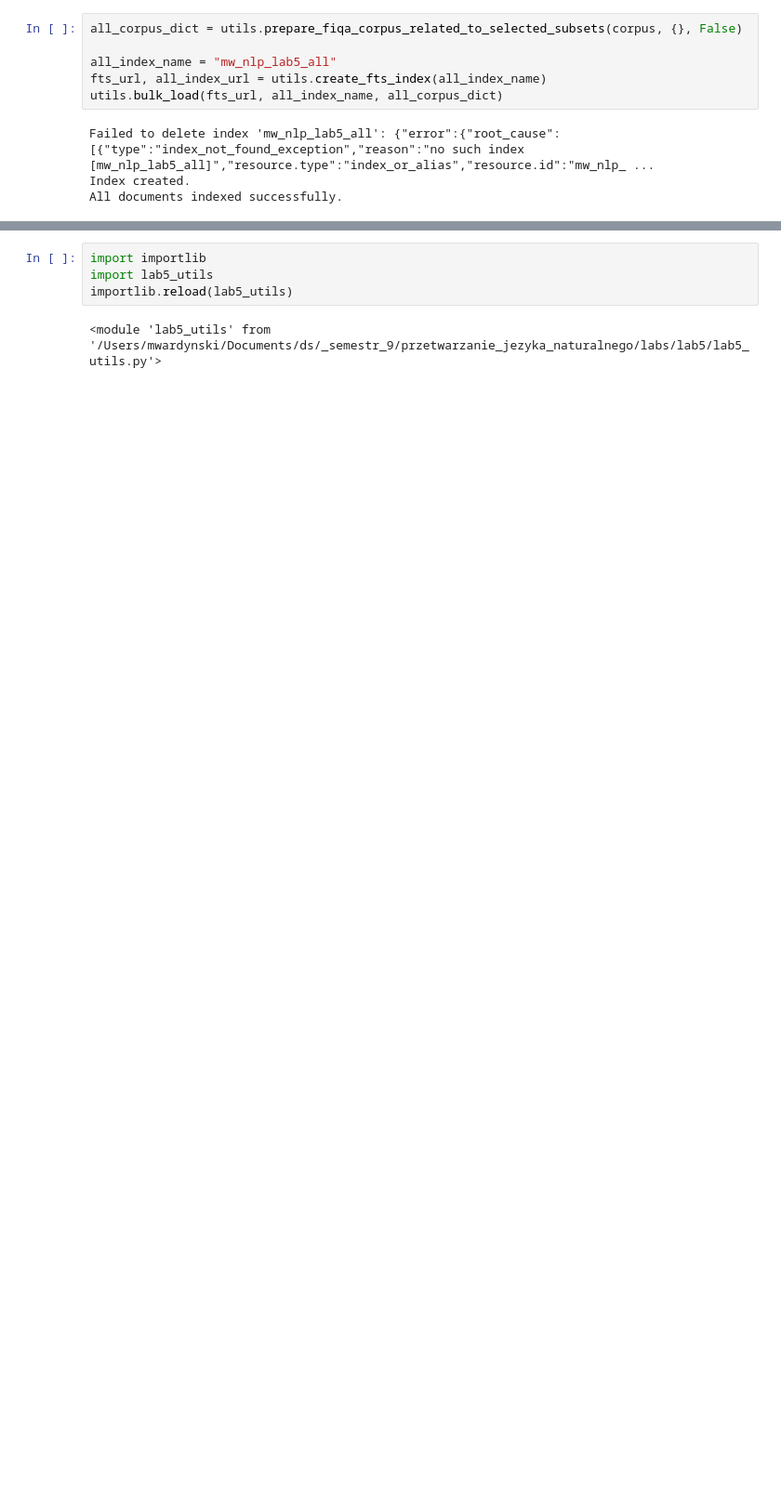
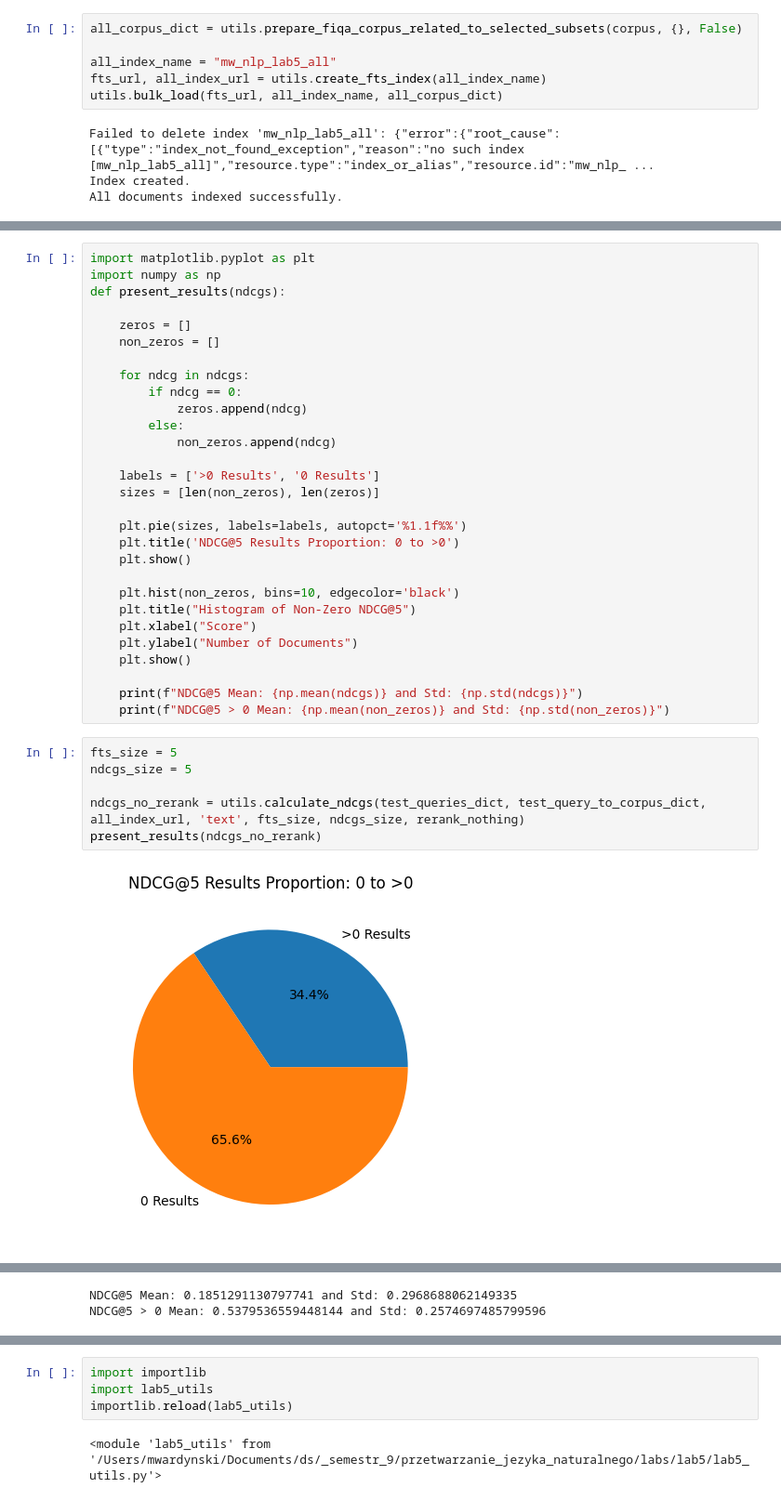
Before and after one commit to mwardynski/nlp, a Jupyter notebook: lab5/lab5.ipynb, the cells around one changed output, grey strips where cells are left out. Shown at 93% size. Drawn from its saved outputs; the diff is of its cells as text; blank space fills up the shorter version.

Commit message:
[lab5] calculate NDCG with reranker

```diff
--- a/lab5/lab5.ipynb
+++ b/lab5/lab5.ipynb
@@ -315,0 +355,37 @@ utils.calculate_ndcgs(test_queries_dict, test_query_to_corpus_dict, all_index_ur
+# %%
+import matplotlib.pyplot as plt
+import numpy as np
+def present_results(ndcgs):
+
+    zeros = []
+    non_zeros = []
+
+    for ndcg in ndcgs:
+        if ndcg == 0:
+            zeros.append(ndcg)
+        else:
+            non_zeros.append(ndcg)
+
+    labels = ['>0 Results', '0 Results']
+    sizes = [len(non_zeros), len(zeros)]
+
+    plt.pie(sizes, labels=labels, autopct='%1.1f%%')
+    plt.title('NDCG@5 Results Proportion: 0 to >0')
+    plt.show()
+
+    plt.hist(non_zeros, bins=10, edgecolor='black')
+    plt.title("Histogram of Non-Zero NDCG@5")
+    plt.xlabel("Score")
+    plt.ylabel("Number of Documents")
+    plt.show()
+
+    print(f"NDCG@5 Mean: {np.mean(ndcgs)} and Std: {np.std(ndcgs)}")
+    print(f"NDCG@5 > 0 Mean: {np.mean(non_zeros)} and Std: {np.std(non_zeros)}")
+# %%
+fts_size = 5
+ndcgs_size = 5
+
+ndcgs_no_rerank = utils.calculate_ndcgs(test_queries_dict, test_query_to_corpus_dict, all_index_url, 'text', fts_size, ndcgs_size, rerank_nothing)
+present_results(ndcgs_no_rerank)
+# %% [output]
+[figure, added]
@@ -315,0 +393,2 @@ utils.calculate_ndcgs(test_queries_dict, test_query_to_corpus_dict, all_index_ur
+NDCG@5 Mean: 0.1851291130797741 and Std: 0.2968688062149335
+NDCG@5 > 0 Mean: 0.5379536559448144 and Std: 0.2574697485799596
```
Also changed, not shown: parts of 18 cells of this notebook, 1 other file.
